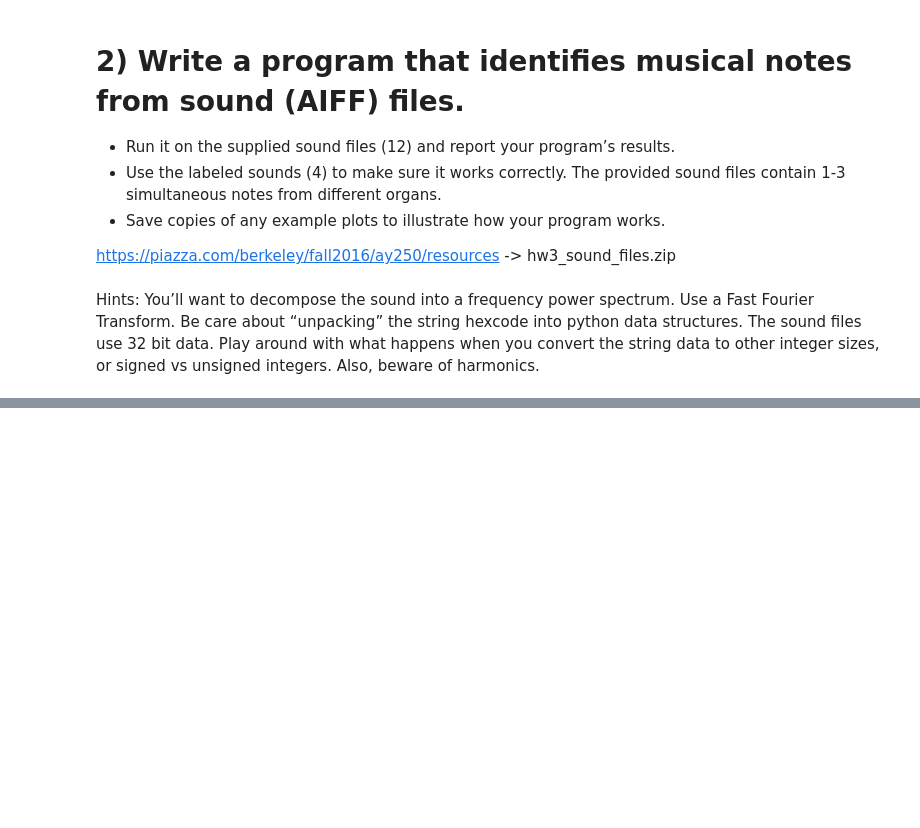
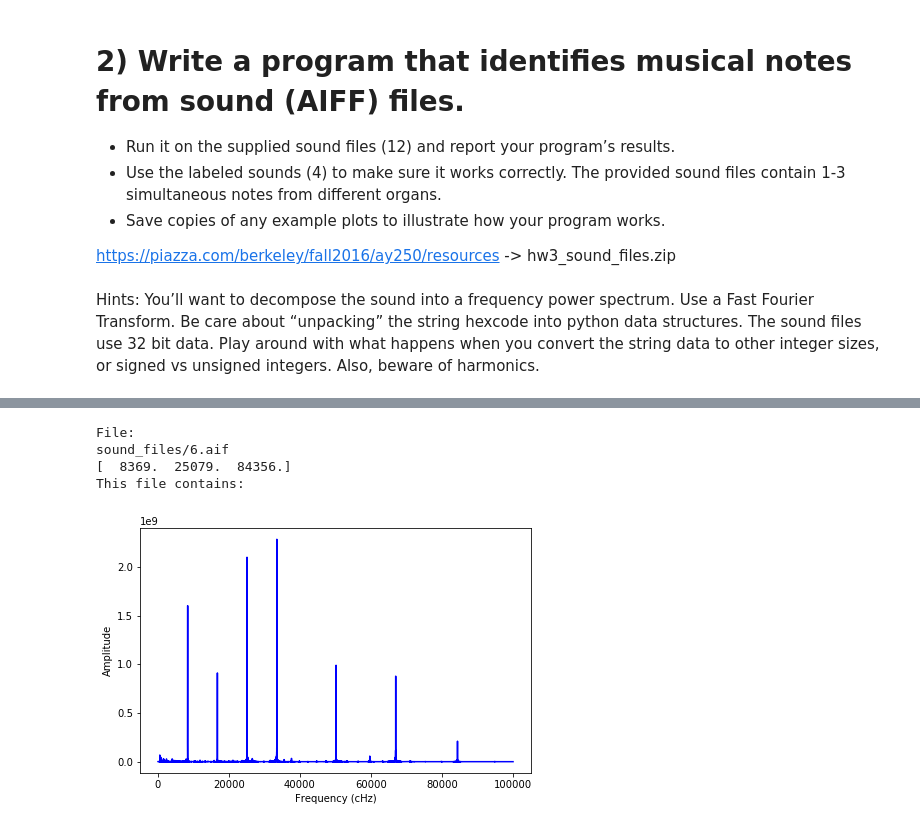
Before and after one commit to sarafina325/Nance-python-ay250-homeworks, a Jupyter notebook: hw_3/Nance_Homework_3_assignment.ipynb, the cells around one changed output, grey strips where cells are left out. Cells and saved outputs as stored; diff of their text form; code cells hidden in the pictures; blank space fills up the shorter version.

```diff
--- a/hw_3/Nance_Homework_3_assignment.ipynb
+++ b/hw_3/Nance_Homework_3_assignment.ipynb
@@ -120,0 +336,8 @@ Hints: You’ll want to decompose the sound into a frequency power spectrum. Use
+# %%
+detect_notes('sound_files/6.aif', span = 100, maximum = 100)
+# %% [output]
+File:
+sound_files/6.aif
+[  8369.  25079.  84356.]
+This file contains:
+[figure, added]
```
Also changed, not shown: parts of 9 cells of this notebook, 2 other files.
